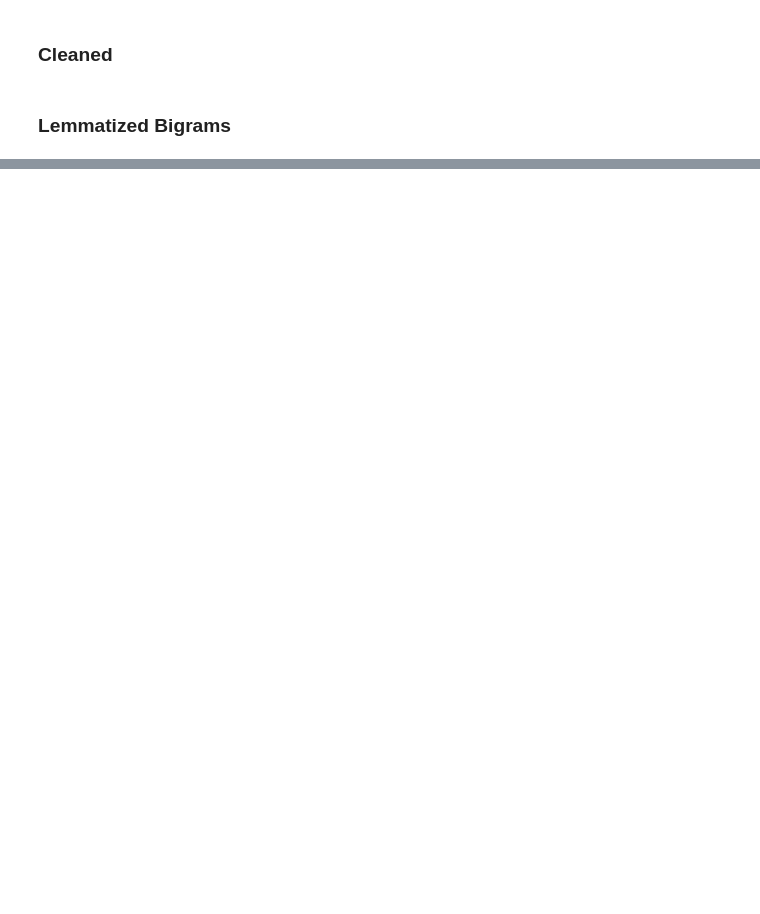
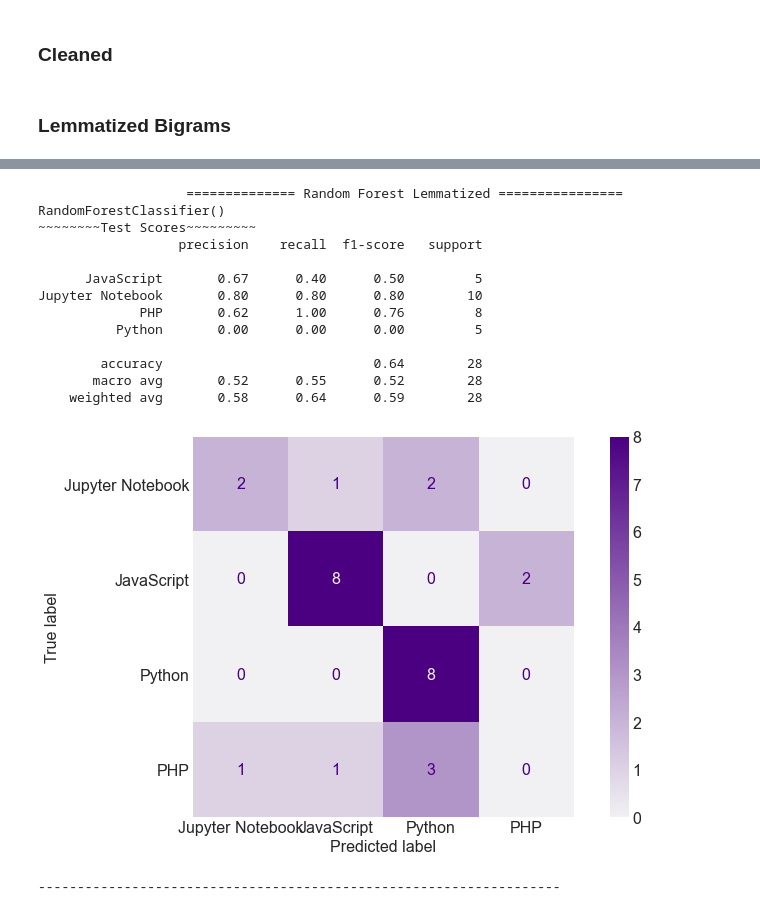
Before and after one commit to nlp-project-germain-group-6/nlp-web-scraping, a Jupyter notebook: Final_Notebook.ipynb, the cells around one changed output, grey strips where cells are left out. Cells and saved outputs as stored; diff of their text form; code cells hidden in the pictures; blank space fills up the shorter version.

```diff
--- a/Final_Notebook.ipynb
+++ b/Final_Notebook.ipynb
@@ -771,0 +817,26 @@ score_df.sort_values(by = 'validate_score', ascending = False)
+# %%
+tfidf = TfidfVectorizer()
+X_data = tfidf.fit_transform(df.lemmatized)
+y_data = df.language
+
+X_train, y_train, X_validate, y_validate, X_test, y_test = m.nlp_X_train_split(X_data, y_data)
+# %%
+# The second confusion matrix should be test
+
+m.make_models_and_print_metrics_test_data(RandomForestClassifier(), 'Random Forest Lemmatized', X_train, y_train, X_test, y_test, class_names)
+# %% [output]
+                   ============== Random Forest Lemmatized ================
+RandomForestClassifier()
+~~~~~~~~Test Scores~~~~~~~~~
+                  precision    recall  f1-score   support
+
+      JavaScript       0.67      0.40      0.50         5
+Jupyter Notebook       0.80      0.80      0.80        10
+             PHP       0.62      1.00      0.76         8
+          Python       0.00      0.00      0.00         5
+
+        accuracy                           0.64        28
+       macro avg       0.52      0.55      0.52        28
+    weighted avg       0.58      0.64      0.59        28
+[figure, added]
+-------------------------------------------------------------------
```
Also changed, not shown: parts of 14 cells of this notebook, 1 other file.
